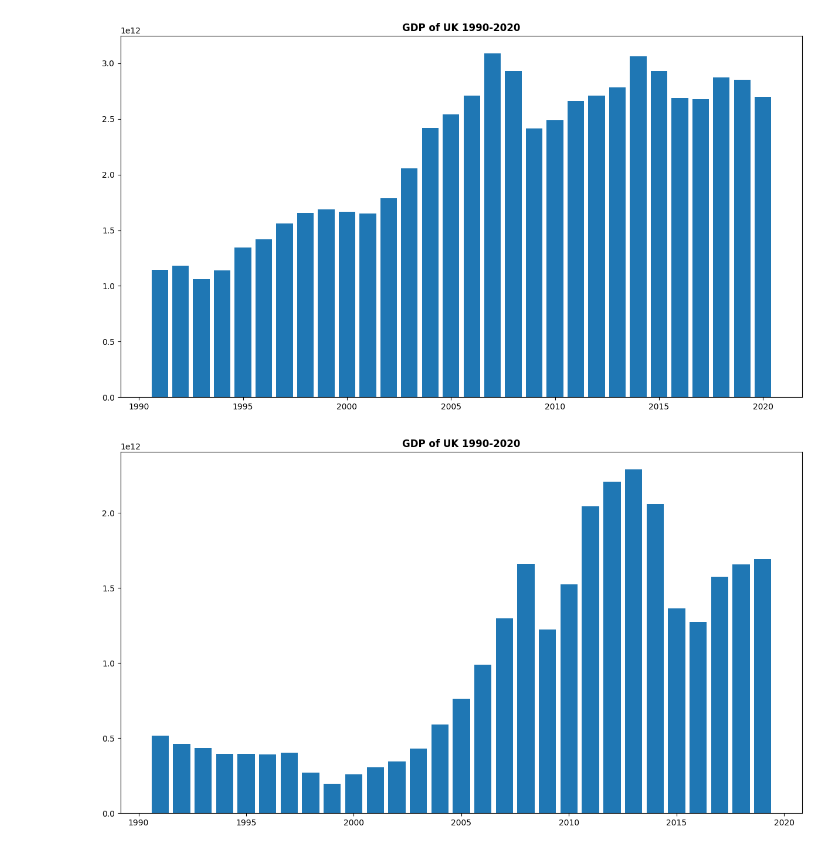
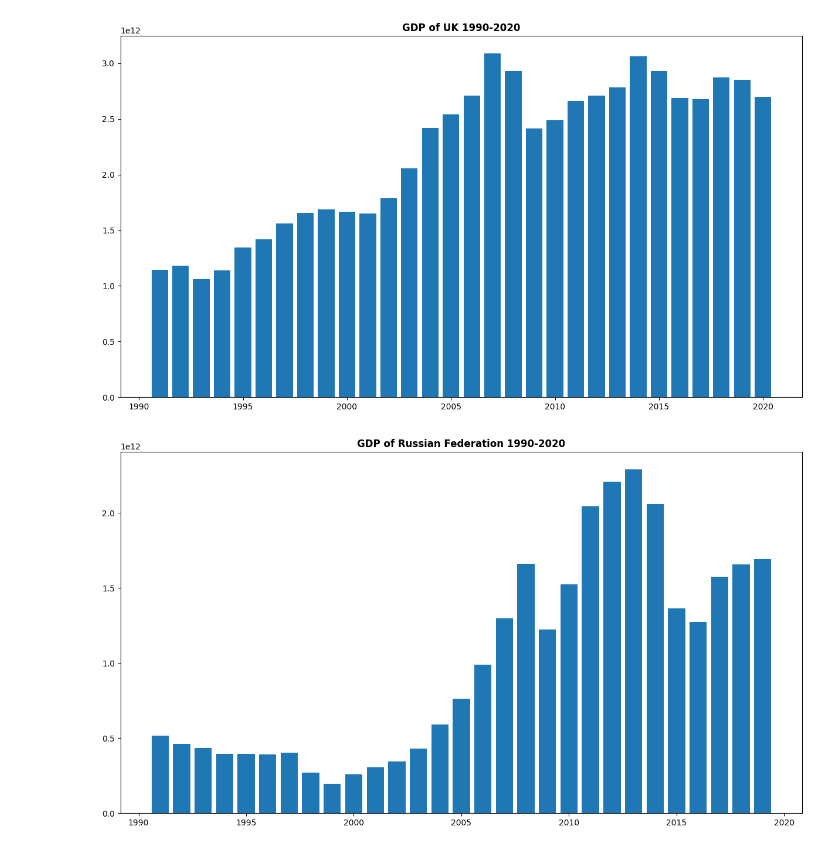
Before and after one commit to rahulkfernandes/Suicide-Rates-and-Socioeconomic-Factors-Analysis, a Jupyter notebook: eda.ipynb, the cells around one changed output. Saved outputs shown, nothing was run; the diff lists cells and outputs as text; code cells hidden in the pictures.

```diff
--- a/eda.ipynb
+++ b/eda.ipynb
@@ -447,22 +447,22 @@ plt.show()
 # %% [output]
 [figure]
 # %%
-country_df = data[data['CountryName'] == 'Russian Federation' ]
+country_df = data[data['CountryName'] == 'Russian Federation']
 years = country_df['Year'].unique()
 gdp_time = []
 for yr in years:
     year_df = country_df[country_df['Year'] == yr]
     cntry_gdp = year_df['GDP'].iloc[-1]
 
     if np.isnan(cntry_gdp):
         cntry_gdp = year_df['GDP'].iloc[-2]
     else:
         pass
     gdp_time.append(cntry_gdp)
 
 fig = plt.figure(figsize=(15,8))
 plt.bar(years, gdp_time)
-plt.title("GDP of UK 1990-2020", fontweight="bold")
+plt.title("GDP of Russian Federation 1990-2020", fontweight="bold")
 plt.show()
 # %% [output]
-[figure, old version]
+[figure, new version]
```
Also changed, not shown: parts of 6 cells of this notebook.
